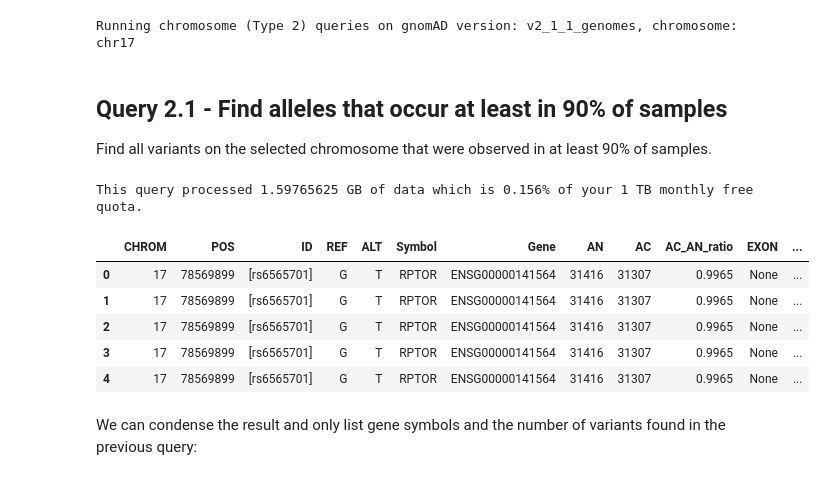
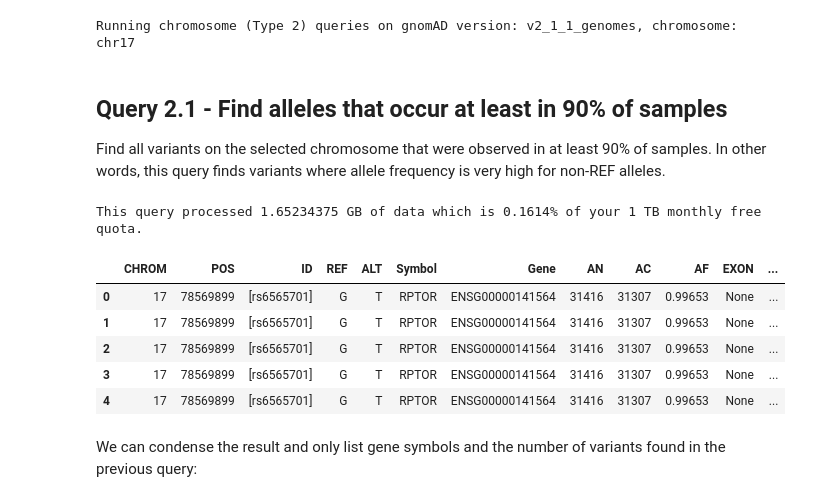
Before and after one commit to googlegenomics/gcp-variant-transforms, a Jupyter notebook: docs/sample_queries/gnomad/gnomad.ipynb, the cells around one changed output. Saved outputs shown, nothing was run; the diff lists cells and outputs as text; code cells hidden in the pictures.

```diff
--- a/docs/sample_queries/gnomad/gnomad.ipynb
+++ b/docs/sample_queries/gnomad/gnomad.ipynb
@@ -581,42 +581,42 @@ else:
 Running chromosome (Type 2) queries on gnomAD version: v2_1_1_genomes, chromosome: chr17
 # %% [markdown]
 ## Query 2.1 - Find alleles that occur at least in 90% of samples
-Find all variants on the selected chromosome that were observed in at least 90% of samples.
+Find all variants on the selected chromosome that were observed in at least 90% of samples. In other words, this query finds variants where allele frequency is very high for non-REF alleles.
 # %%
 query_template = """
 SELECT reference_name AS CHROM,
        start_position AS POS,
        names AS ID,
        reference_bases AS REF,
        alternate_bases.alt AS ALT,
        vep.SYMBOL AS Symbol,
        vep.Gene AS Gene,
        AN,
        alternate_bases.AC AS AC,
-       ROUND(AC / AN, 4) AS AC_AN_ratio,
+       alternate_bases.AF AS AF,
        vep.EXON AS EXON,
        vep.INTRON AS INTRON,
        {EXTRA_COLS}
 FROM `bigquery-public-data.gnomAD.{GNOMAD_VER}__{CHROM}` AS main_table,
      main_table.alternate_bases AS alternate_bases,
      alternate_bases.vep AS vep
-WHERE AN > 0 AND AC / AN > 0.9
+WHERE AN > 0 AND AF > 0.9
 ORDER BY AN DESC
 """
 query = query_template.format(GNOMAD_VER=gnomad_version_chr,
                               CHROM=chromosome_chr,
                               EXTRA_COLS=extra_columns)
 
-stats_chr_sex = run_query(query)
-stats_chr_sex.head()
+high_af = run_query(query)
+high_af.head()
 # %% [output]
-This query processed 1.59765625 GB of data which is 0.156% of your 1 TB monthly free quota.
+This query processed 1.65234375 GB of data which is 0.1614% of your 1 TB monthly free quota.
-|  | CHROM | POS | ID | REF | ALT | Symbol | Gene | AN | AC | AC_AN_ratio | EXON | ... |
-| 0 | 17 | 78569899 | [rs6565701] | G | T | RPTOR | ENSG00000141564 | 31416 | 31307 | 0.9965 | None | ... |
-| 1 | 17 | 78569899 | [rs6565701] | G | T | RPTOR | ENSG00000141564 | 31416 | 31307 | 0.9965 | None | ... |
-| 2 | 17 | 78569899 | [rs6565701] | G | T | RPTOR | ENSG00000141564 | 31416 | 31307 | 0.9965 | None | ... |
-| 3 | 17 | 78569899 | [rs6565701] | G | T | RPTOR | ENSG00000141564 | 31416 | 31307 | 0.9965 | None | ... |
-| 4 | 17 | 78569899 | [rs6565701] | G | T | RPTOR | ENSG00000141564 | 31416 | 31307 | 0.9965 | None | ... |
+|  | CHROM | POS | ID | REF | ALT | Symbol | Gene | AN | AC | AF | EXON | ... |
+| 0 | 17 | 78569899 | [rs6565701] | G | T | RPTOR | ENSG00000141564 | 31416 | 31307 | 0.99653 | None | ... |
+| 1 | 17 | 78569899 | [rs6565701] | G | T | RPTOR | ENSG00000141564 | 31416 | 31307 | 0.99653 | None | ... |
+| 2 | 17 | 78569899 | [rs6565701] | G | T | RPTOR | ENSG00000141564 | 31416 | 31307 | 0.99653 | None | ... |
+| 3 | 17 | 78569899 | [rs6565701] | G | T | RPTOR | ENSG00000141564 | 31416 | 31307 | 0.99653 | None | ... |
+| 4 | 17 | 78569899 | [rs6565701] | G | T | RPTOR | ENSG00000141564 | 31416 | 31307 | 0.99653 | None | ... |
 # %% [markdown]
 We can condense the result and only list gene symbols and the number of variants found in the previous query:
 # %%
```
Also changed, not shown: parts of 5 cells of this notebook.
